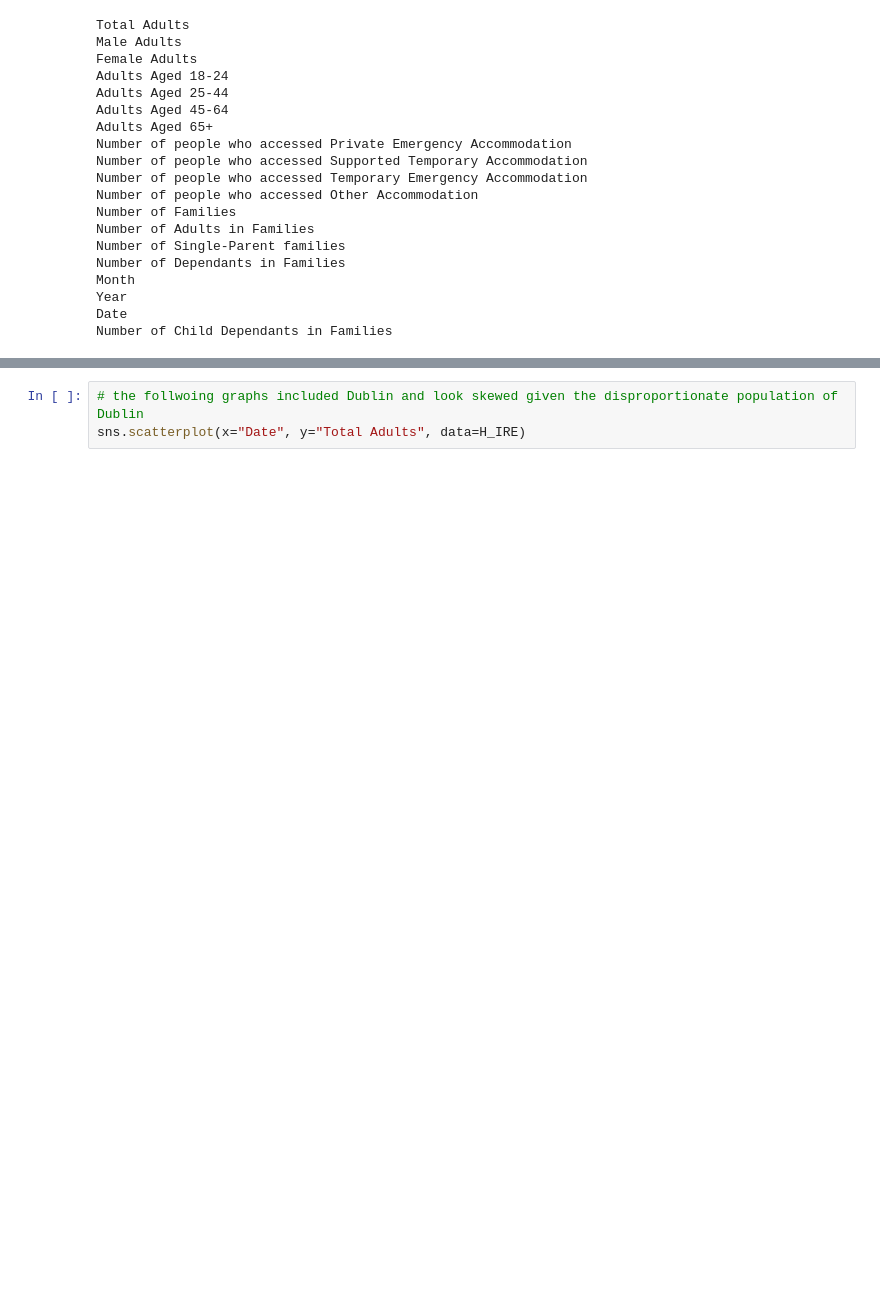
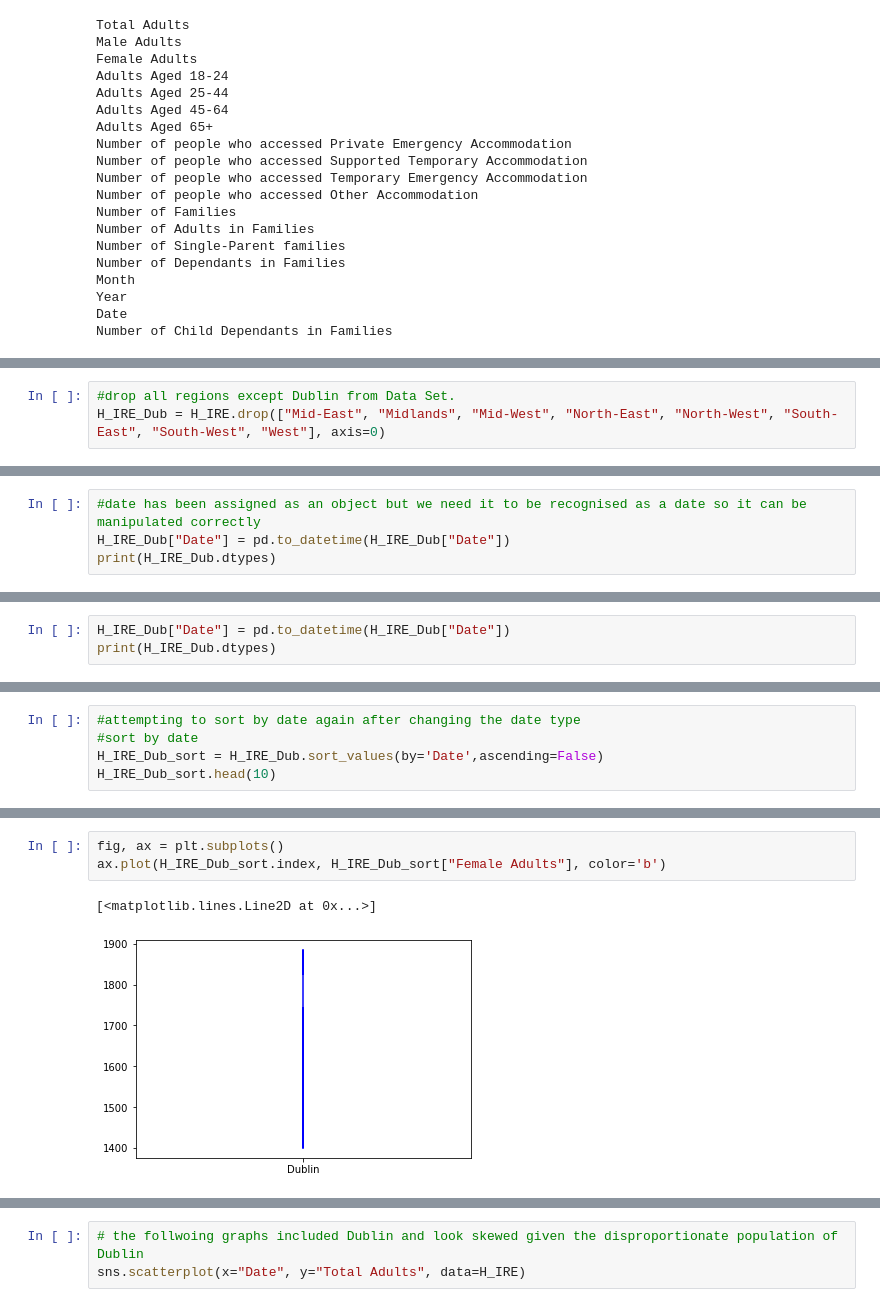
Before and after one commit to Sez23/UCDPA_SarahBrien, a Jupyter notebook: UCDPA_SarahBrien.ipynb, the cells around one changed output, grey strips where cells are left out. Saved outputs shown, nothing was run; the diff lists cells and outputs as text; blank space fills up the shorter version.

```diff
--- a/UCDPA_SarahBrien.ipynb
+++ b/UCDPA_SarahBrien.ipynb
@@ -440,0 +699,3 @@ sns.lineplot(x="Region", y="Total Adults", data=H_IRE_noDub2021)
+# %%
+#drop all regions except Dublin from Data Set.
+H_IRE_Dub = H_IRE.drop(["Mid-East", "Midlands", "Mid-West", "North-East", "North-West", "South-East", "South-West", "West"], axis=0)
@@ -440,0 +760,4 @@ sns.lineplot(x="Region", y="Total Adults", data=H_IRE_noDub2021)
+# %%
+#date has been assigned as an object but we need it to be recognised as a date so it can be manipulated correctly
+H_IRE_Dub["Date"] = pd.to_datetime(H_IRE_Dub["Date"])
+print(H_IRE_Dub.dtypes)
@@ -440,0 +790,3 @@ sns.lineplot(x="Region", y="Total Adults", data=H_IRE_noDub2021)
+# %%
+H_IRE_Dub["Date"] = pd.to_datetime(H_IRE_Dub["Date"])
+print(H_IRE_Dub.dtypes)
@@ -440,0 +831,5 @@ sns.lineplot(x="Region", y="Total Adults", data=H_IRE_noDub2021)
+# %%
+#attempting to sort by date again after changing the date type
+#sort by date
+H_IRE_Dub_sort = H_IRE_Dub.sort_values(by='Date',ascending=False)
+H_IRE_Dub_sort.head(10)
@@ -440,0 +849,6 @@ sns.lineplot(x="Region", y="Total Adults", data=H_IRE_noDub2021)
+# %%
+fig, ax = plt.subplots()
+ax.plot(H_IRE_Dub_sort.index, H_IRE_Dub_sort["Female Adults"], color='b')
+# %% [output]
+[<matplotlib.lines.Line2D at 0x...>]
+[figure, added]
```
Also changed, not shown: parts of 103 cells of this notebook.
